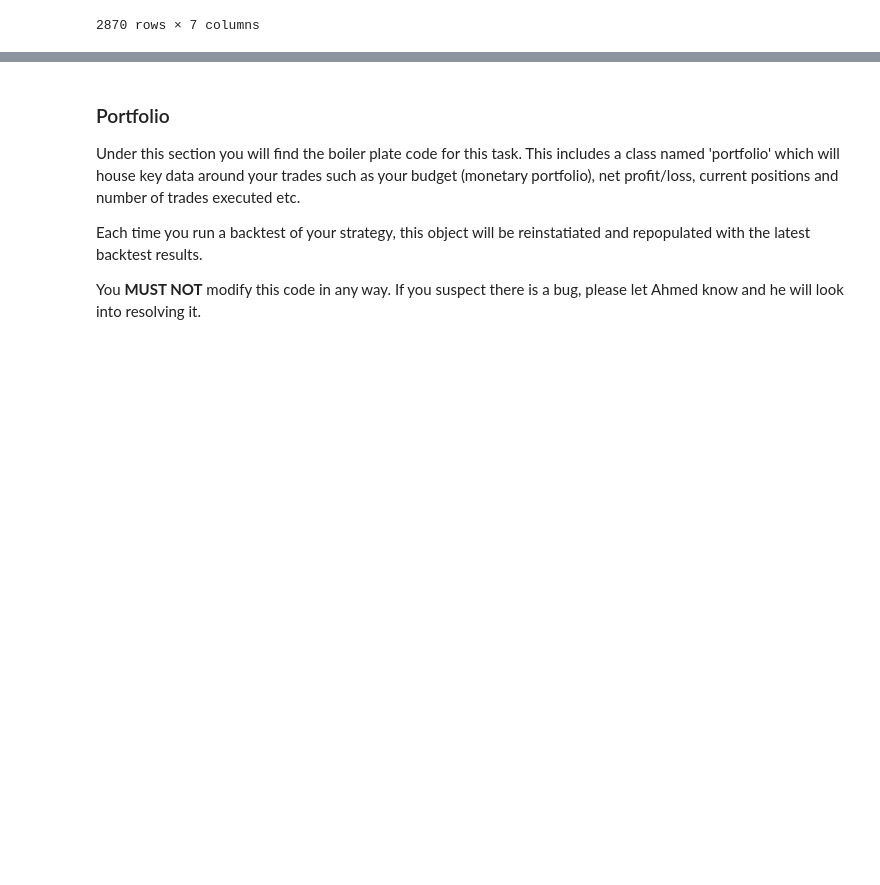
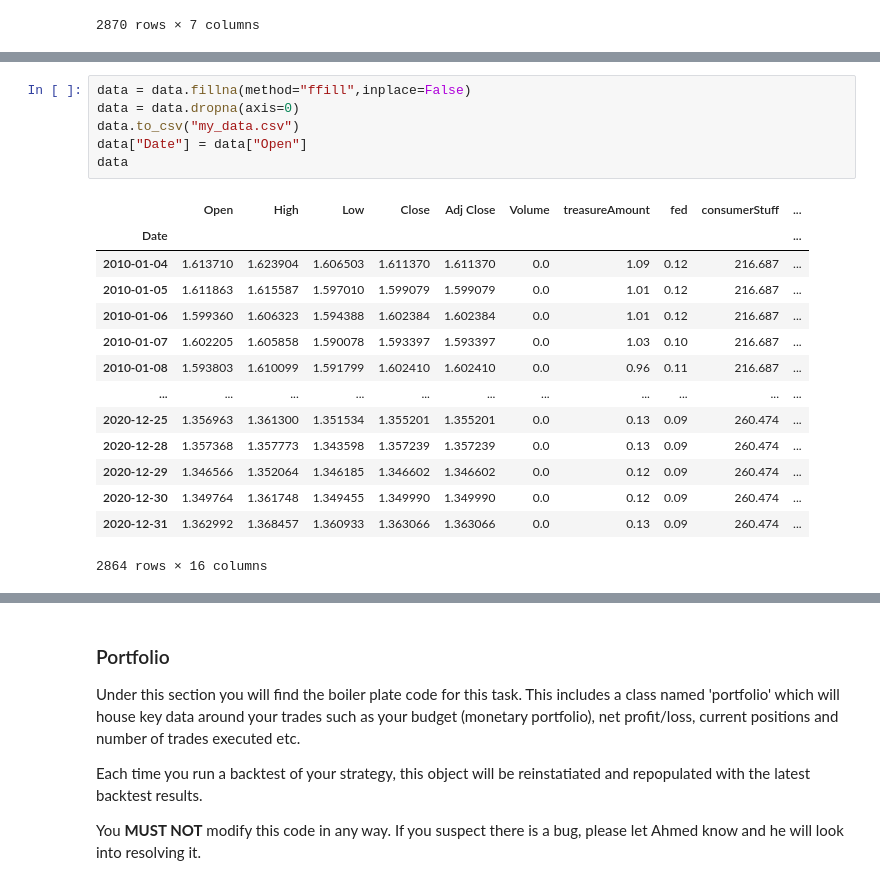
Before and after one commit to abhaynambiar/NEFSTechForex, a Jupyter notebook: ahmedResource/NEFS Algo Project Copy-1.ipynb, the cells around one changed output, grey strips where cells are left out. Saved outputs shown, nothing was run; the diff lists cells and outputs as text; blank space fills up the shorter version.

```diff
--- a/ahmedResource/NEFS Algo Project Copy-1.ipynb
+++ b/ahmedResource/NEFS Algo Project Copy-1.ipynb
@@ -112,0 +186,21 @@ data
+# %%
+data = data.fillna(method="ffill",inplace=False)
+data = data.dropna(axis=0)
+data.to_csv("my_data.csv")
+data["Date"] = data["Open"]
+data
+# %% [output]
+|  | Open | High | Low | Close | Adj Close | Volume | treasureAmount | fed | consumerStuff | ... |
+| Date |  |  |  |  |  |  |  |  |  | ... |
+| 2010-01-04 | 1.613710 | 1.623904 | 1.606503 | 1.611370 | 1.611370 | 0.0 | 1.09 | 0.12 | 216.687 | ... |
+| 2010-01-05 | 1.611863 | 1.615587 | 1.597010 | 1.599079 | 1.599079 | 0.0 | 1.01 | 0.12 | 216.687 | ... |
+| 2010-01-06 | 1.599360 | 1.606323 | 1.594388 | 1.602384 | 1.602384 | 0.0 | 1.01 | 0.12 | 216.687 | ... |
+| 2010-01-07 | 1.602205 | 1.605858 | 1.590078 | 1.593397 | 1.593397 | 0.0 | 1.03 | 0.10 | 216.687 | ... |
+| 2010-01-08 | 1.593803 | 1.610099 | 1.591799 | 1.602410 | 1.602410 | 0.0 | 0.96 | 0.11 | 216.687 | ... |
+| ... | ... | ... | ... | ... | ... | ... | ... | ... | ... | ... |
+| 2020-12-25 | 1.356963 | 1.361300 | 1.351534 | 1.355201 | 1.355201 | 0.0 | 0.13 | 0.09 | 260.474 | ... |
+| 2020-12-28 | 1.357368 | 1.357773 | 1.343598 | 1.357239 | 1.357239 | 0.0 | 0.13 | 0.09 | 260.474 | ... |
+| 2020-12-29 | 1.346566 | 1.352064 | 1.346185 | 1.346602 | 1.346602 | 0.0 | 0.12 | 0.09 | 260.474 | ... |
+| 2020-12-30 | 1.349764 | 1.361748 | 1.349455 | 1.349990 | 1.349990 | 0.0 | 0.12 | 0.09 | 260.474 | ... |
+| 2020-12-31 | 1.362992 | 1.368457 | 1.360933 | 1.363066 | 1.363066 | 0.0 | 0.13 | 0.09 | 260.474 | ... |
+2864 rows × 16 columns
```
Also changed, not shown: parts of 12 cells of this notebook, 13 other files.
